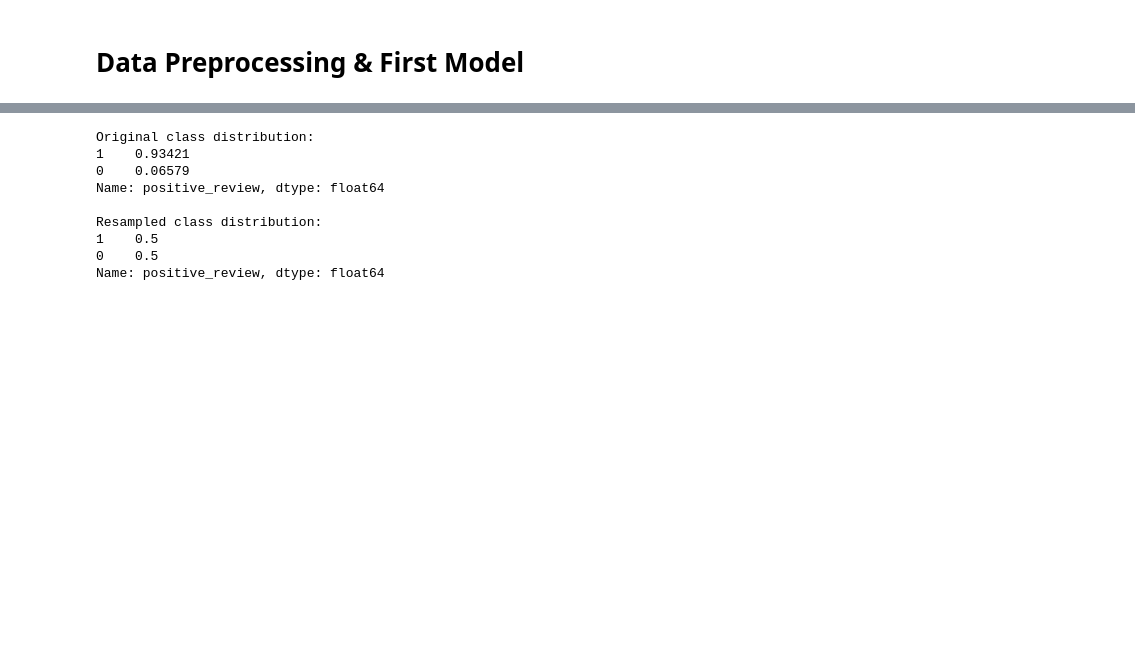
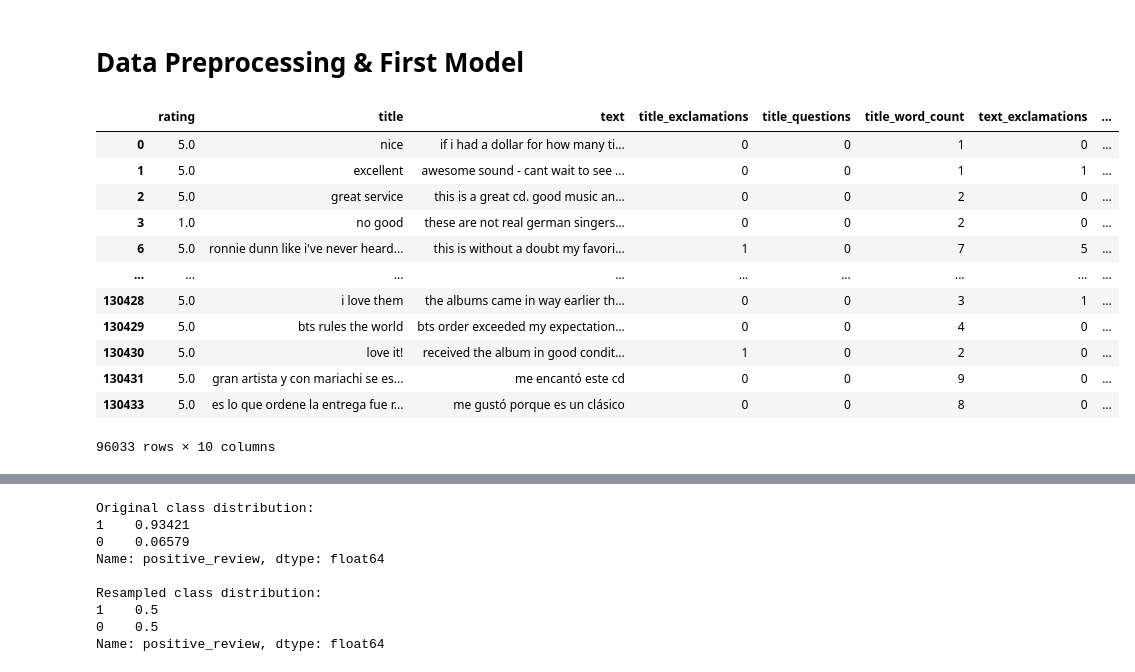
Before and after one commit to EddieJ03/Amazon-Reviews-Project, a Jupyter notebook: DataCleaning.ipynb, the cells around one changed output, grey strips where cells are left out. Drawn from its saved outputs; the diff is of its cells as text; code cells hidden in the pictures; blank space fills up the shorter version.

```diff
--- a/DataCleaning.ipynb
+++ b/DataCleaning.ipynb
@@ -250,3 +250,19 @@ def prepare_features(df):
 # %%
 processed_df = preprocess_data(df)
 X, y = prepare_features(processed_df)
+# %%
+processed_df
+# %% [output]
+|  | rating | title | text | title_exclamations | title_questions | title_word_count | text_exclamations | ... |
+| 0 | 5.0 | nice | if i had a dollar for how many ti... | 0 | 0 | 1 | 0 | ... |
+| 1 | 5.0 | excellent | awesome sound - cant wait to see ... | 0 | 0 | 1 | 1 | ... |
+| 2 | 5.0 | great service | this is a great cd. good music an... | 0 | 0 | 2 | 0 | ... |
+| 3 | 1.0 | no good | these are not real german singers... | 0 | 0 | 2 | 0 | ... |
+| 6 | 5.0 | ronnie dunn like i've never heard... | this is without a doubt my favori... | 1 | 0 | 7 | 5 | ... |
+| ... | ... | ... | ... | ... | ... | ... | ... | ... |
+| 130428 | 5.0 | i love them | the albums came in way earlier th... | 0 | 0 | 3 | 1 | ... |
+| 130429 | 5.0 | bts rules the world | bts order exceeded my expectation... | 0 | 0 | 4 | 0 | ... |
+| 130430 | 5.0 | love it! | received the album in good condit... | 1 | 0 | 2 | 0 | ... |
+| 130431 | 5.0 | gran artista y con mariachi se es... | me encantó este cd | 0 | 0 | 9 | 0 | ... |
+| 130433 | 5.0 | es lo que ordene la entrega fue r... | me gustó porque es un clásico | 0 | 0 | 8 | 0 | ... |
+96033 rows × 10 columns
```
Also changed, not shown: parts of 9 cells of this notebook.
